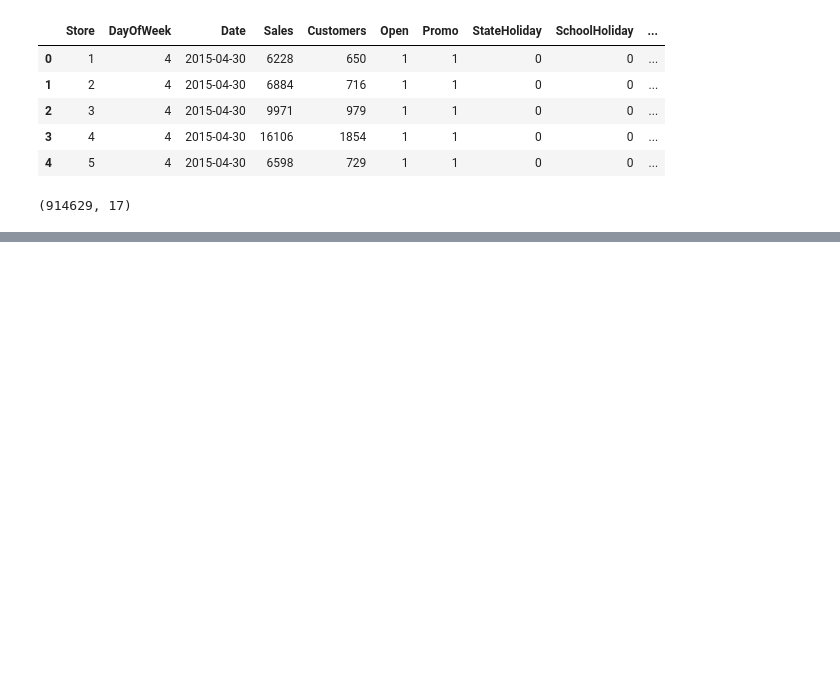
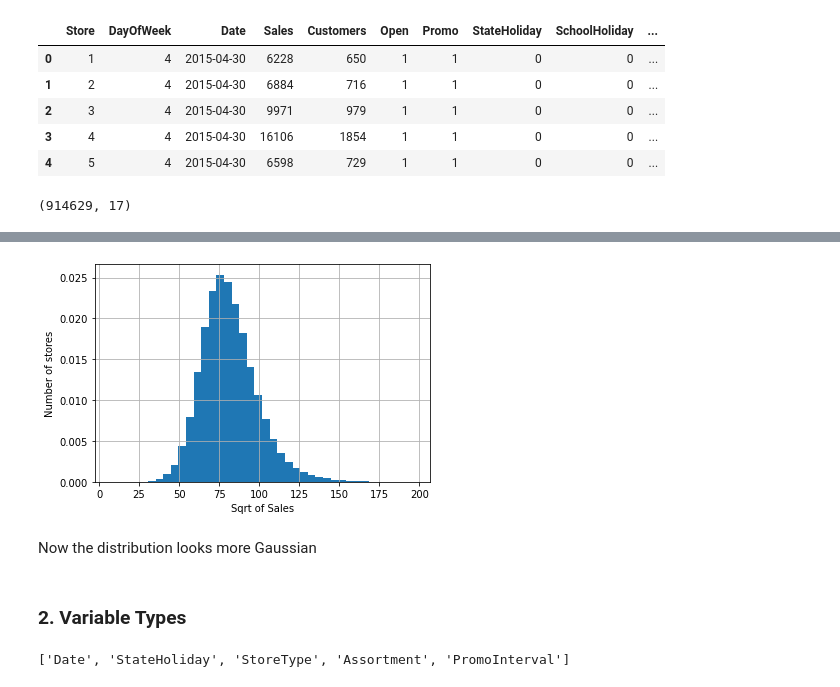
Before and after one commit to bateou25/gcash_rossmann, a Jupyter notebook: research-and-development/research-data-analysis.ipynb, the cells around one changed output, grey strips where cells are left out. Saved outputs shown, nothing was run; the diff lists cells and outputs as text; code cells hidden in the pictures; blank space fills up the shorter version.

```diff
--- a/research-and-development/research-data-analysis.ipynb
+++ b/research-and-development/research-data-analysis.ipynb
@@ -153,0 +218,20 @@ df1.shape
+# %%
+# transform the target using the square root transform
+
+np.sqrt(df1['Sales']).hist(bins=40, density=True)
+plt.ylabel('Number of stores')
+plt.xlabel('Sqrt of Sales')
+plt.show()
+# %% [output]
+[figure, added]
+# %% [markdown]
+Now the distribution looks more Gaussian
+# %% [markdown]
+### 2. Variable Types
+# %%
+# identify the categorical variables; capture all those with type "object"
+
+cat_vars = [var for var in df1.columns if df1[var].dtype == 'O']
+cat_vars
+# %% [output]
+['Date', 'StateHoliday', 'StoreType', 'Assortment', 'PromoInterval']
```
Also changed, not shown: parts of 71 cells of this notebook.
